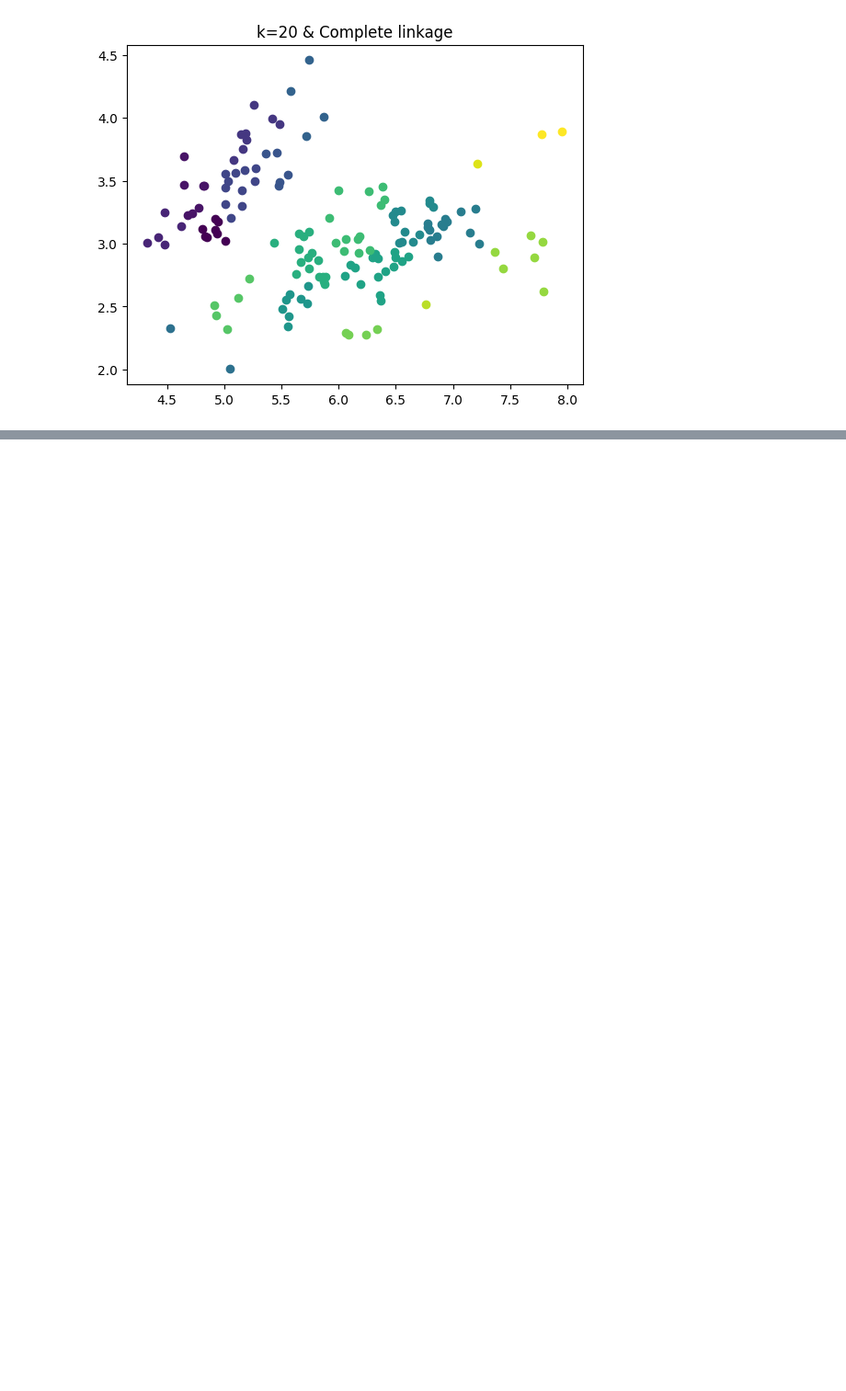
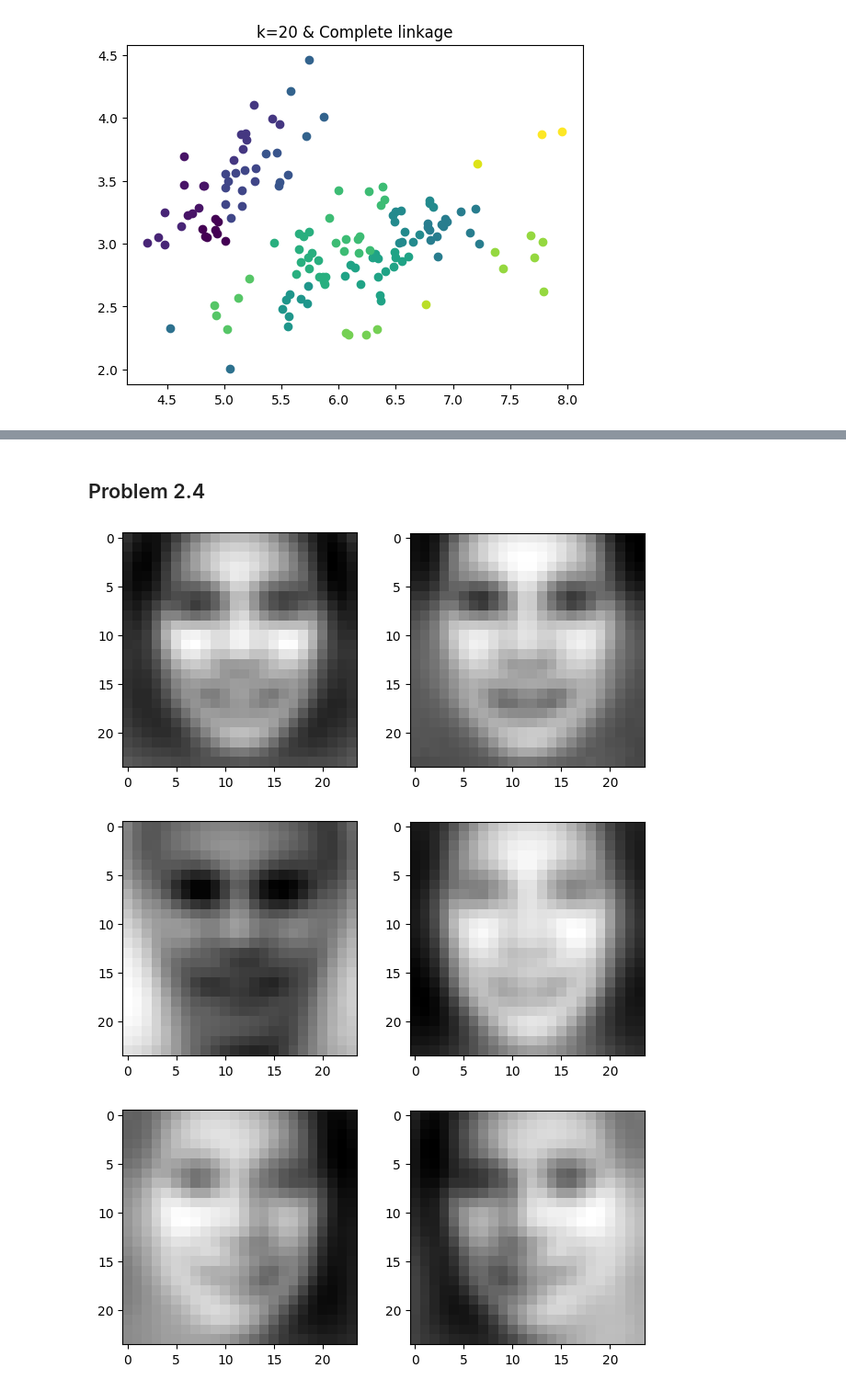
Before and after one commit to hjy22/cs273p_ML, a Jupyter notebook: hw/HW5/hw5.ipynb, the cells around one changed output, grey strips where cells are left out. Shown at 92% size. Saved outputs shown, nothing was run; the diff lists cells and outputs as text; code cells hidden in the pictures; blank space fills up the shorter version.

```diff
--- a/hw/HW5/hw5.ipynb
+++ b/hw/HW5/hw5.ipynb
@@ -87,0 +136,20 @@ for k in k_arr:
+# %% [markdown]
+## Problem 2.4
+# %%
+for i in range(3):
+    alpha = 2 * np.mean(np.abs(W[:, i]))
+    vector1 = mu + alpha * V[i, :]
+    vector2 = mu - alpha * V[i, :]
+
+    img1 = np.reshape(vector1, (24, 24))
+    img2 = np.reshape(vector2, (24, 24))
+
+    fig, axs = plt.subplots(1, 2)
+    plt.tight_layout()
+    axs[0].imshow(img1.T, cmap='gray')
+    axs[1].imshow(img2.T, cmap='gray')
+    plt.show()
+# %% [output]
+[figure, added]
+[figure, added]
+[figure, added]
```
Also changed, not shown: parts of 17 cells of this notebook, 6 other files.
